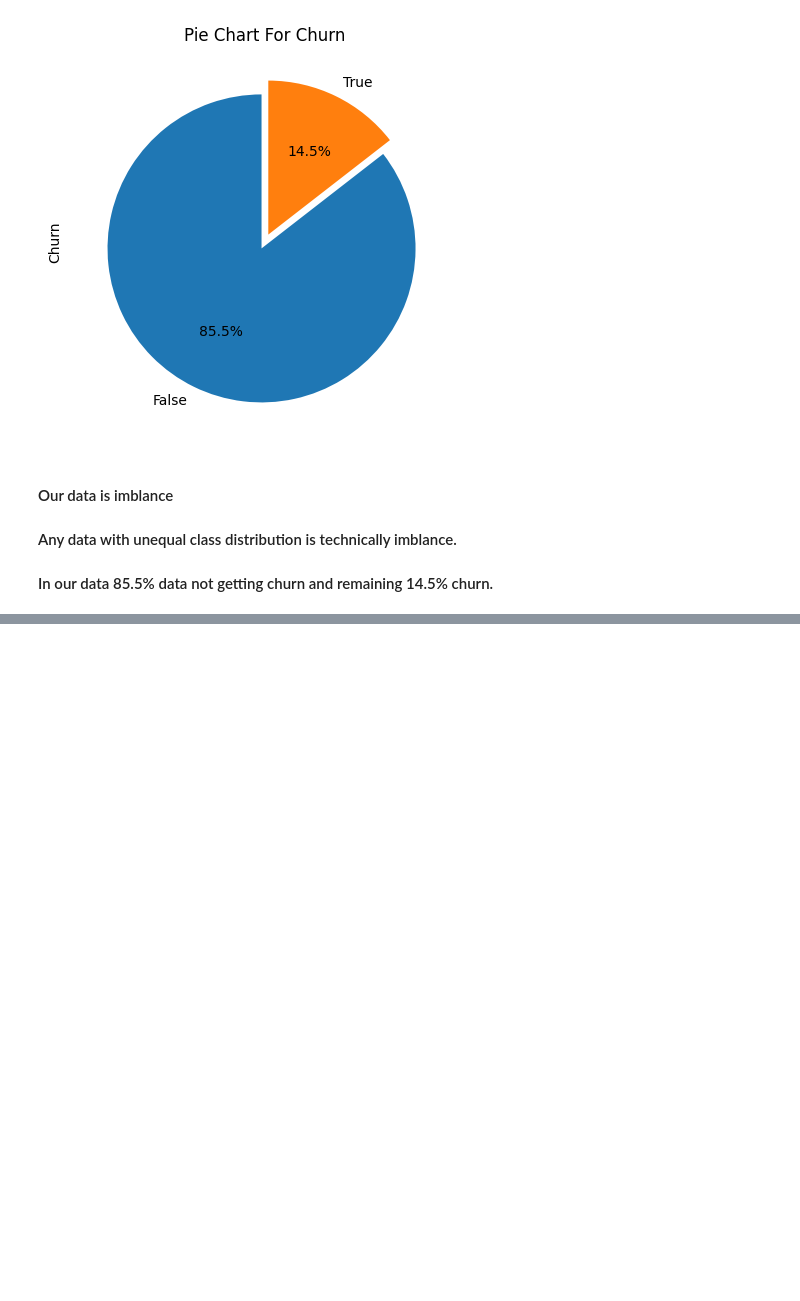
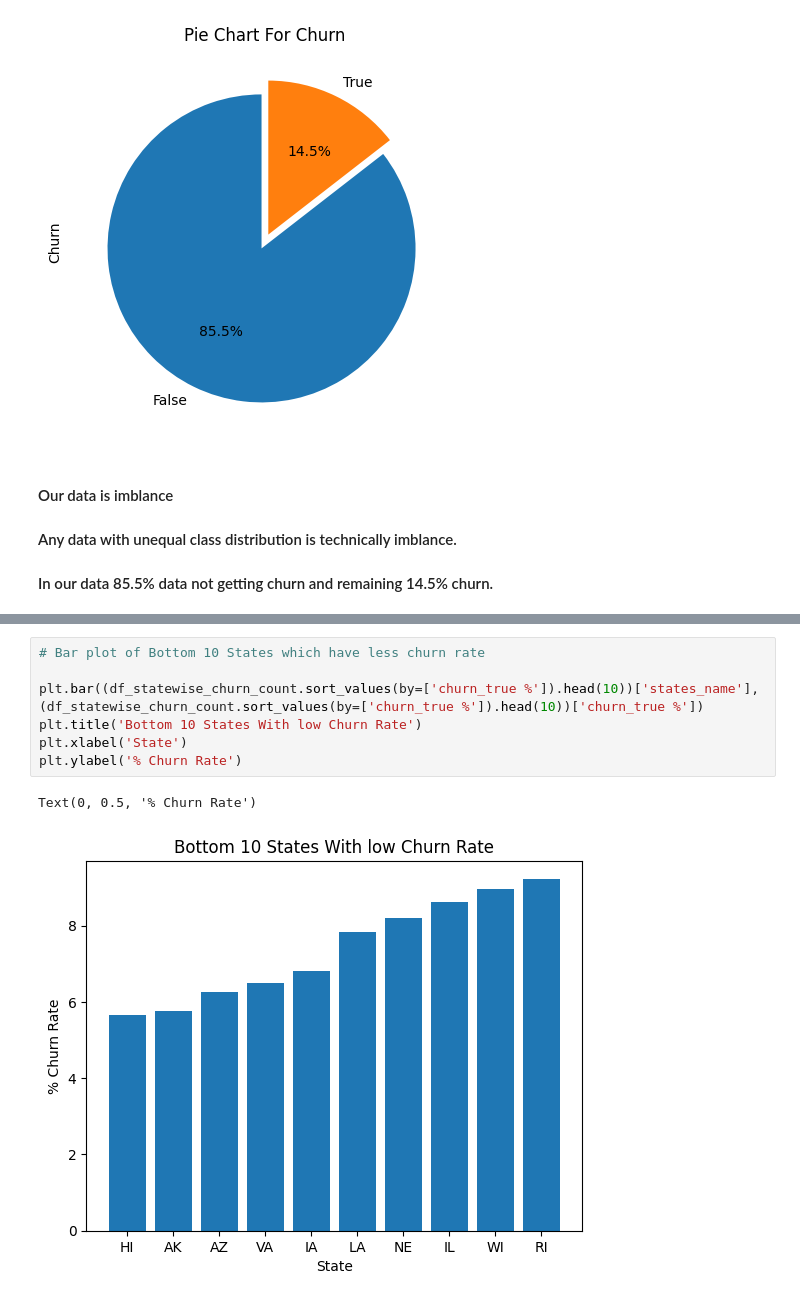
Before and after one commit to tusharraskar/EDA_Alma, a Jupyter notebook: Telecom_Churn_Analysis.ipynb, the cells around one changed output, grey strips where cells are left out. Saved outputs shown, nothing was run; the diff lists cells and outputs as text; blank space fills up the shorter version.

```diff
--- a/Telecom_Churn_Analysis.ipynb
+++ b/Telecom_Churn_Analysis.ipynb
@@ -156,0 +254,10 @@ Text(0.5, 1.0, 'Pie Chart For Churn')
+# %%
+# Bar plot of Bottom 10 States which have less churn rate
+
+plt.bar((df_statewise_churn_count.sort_values(by=['churn_true %']).head(10))['states_name'],(df_statewise_churn_count.sort_values(by=['churn_true %']).head(10))['churn_true %'])
+plt.title('Bottom 10 States With low Churn Rate')
+plt.xlabel('State')
+plt.ylabel('% Churn Rate')
+# %% [output]
+Text(0, 0.5, '% Churn Rate')
+[figure, added]
```
Also changed, not shown: parts of 35 cells of this notebook.
